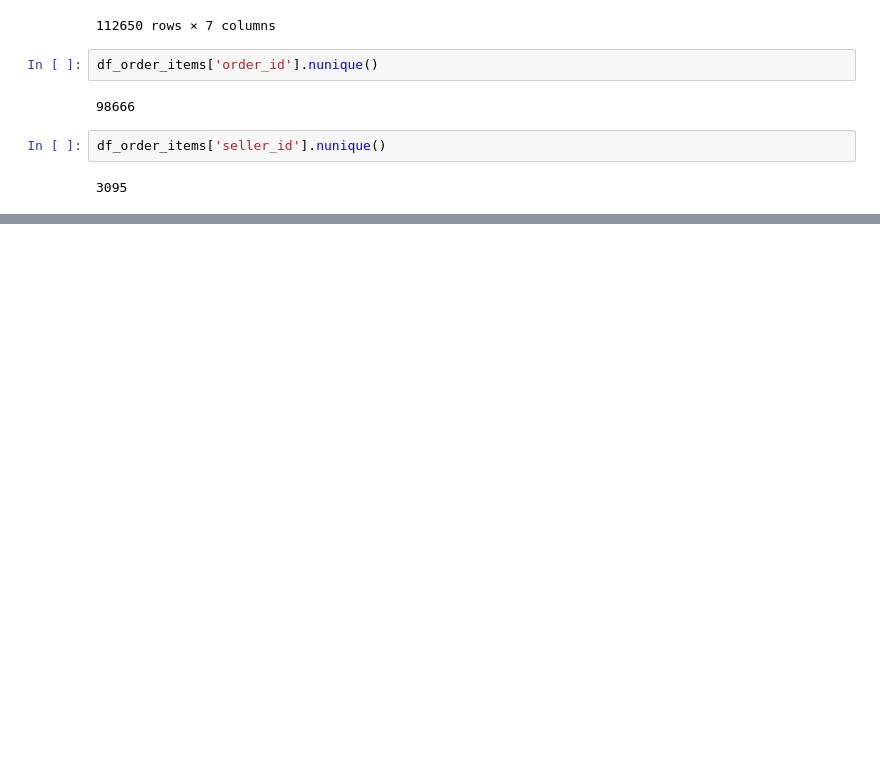
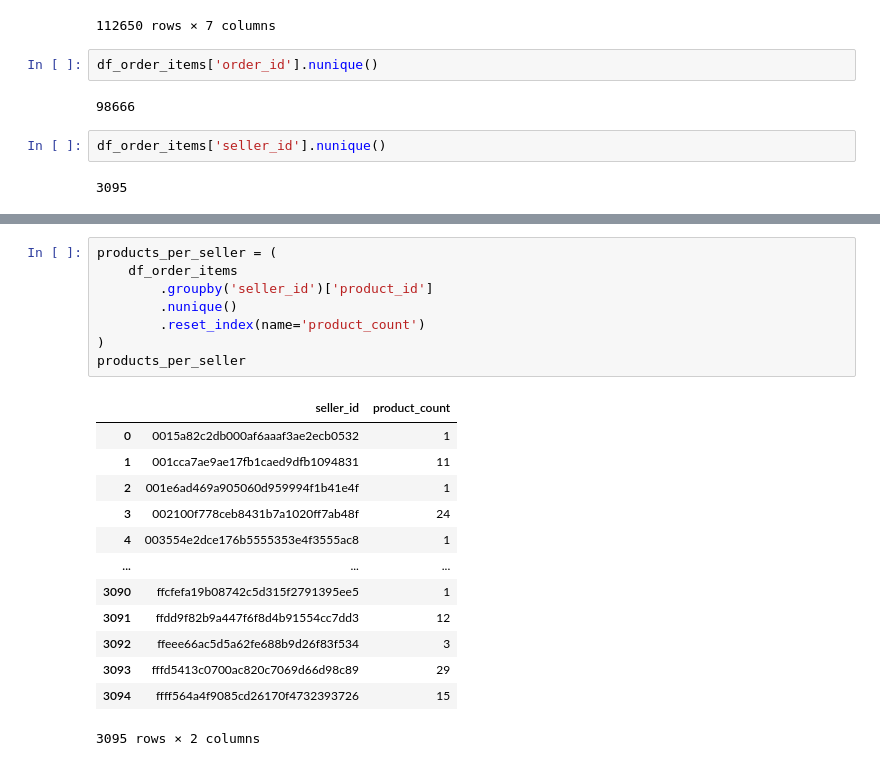
Before and after one commit to amandawang90-spec/neuefische-data-analysis-180825-capstone_project, a Jupyter notebook: python/df_order_items.ipynb, the cells around one changed output, grey strips where cells are left out. Cells and saved outputs as stored; diff of their text form; blank space fills up the shorter version.

```diff
--- a/python/df_order_items.ipynb
+++ b/python/df_order_items.ipynb
@@ -93,0 +141,22 @@ df_order_items['seller_id'].nunique()
+# %%
+products_per_seller = (
+    df_order_items
+        .groupby('seller_id')['product_id']
+        .nunique()
+        .reset_index(name='product_count')
+)
+products_per_seller
+# %% [output]
+|  | seller_id | product_count |
+| 0 | 0015a82c2db000af6aaaf3ae2ecb0532 | 1 |
+| 1 | 001cca7ae9ae17fb1caed9dfb1094831 | 11 |
+| 2 | 001e6ad469a905060d959994f1b41e4f | 1 |
+| 3 | 002100f778ceb8431b7a1020ff7ab48f | 24 |
+| 4 | 003554e2dce176b5555353e4f3555ac8 | 1 |
+| ... | ... | ... |
+| 3090 | ffcfefa19b08742c5d315f2791395ee5 | 1 |
+| 3091 | ffdd9f82b9a447f6f8d4b91554cc7dd3 | 12 |
+| 3092 | ffeee66ac5d5a62fe688b9d26f83f534 | 3 |
+| 3093 | fffd5413c0700ac820c7069d66d98c89 | 29 |
+| 3094 | ffff564a4f9085cd26170f4732393726 | 15 |
+3095 rows × 2 columns
```
Also changed, not shown: parts of 8 cells of this notebook, 22 other files.
